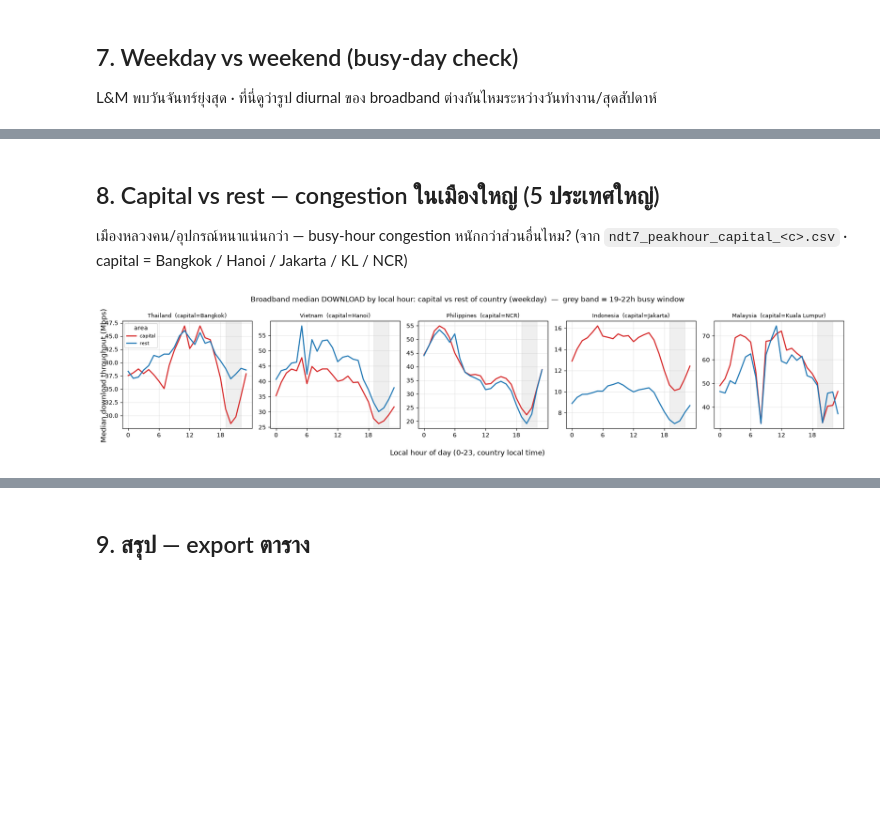
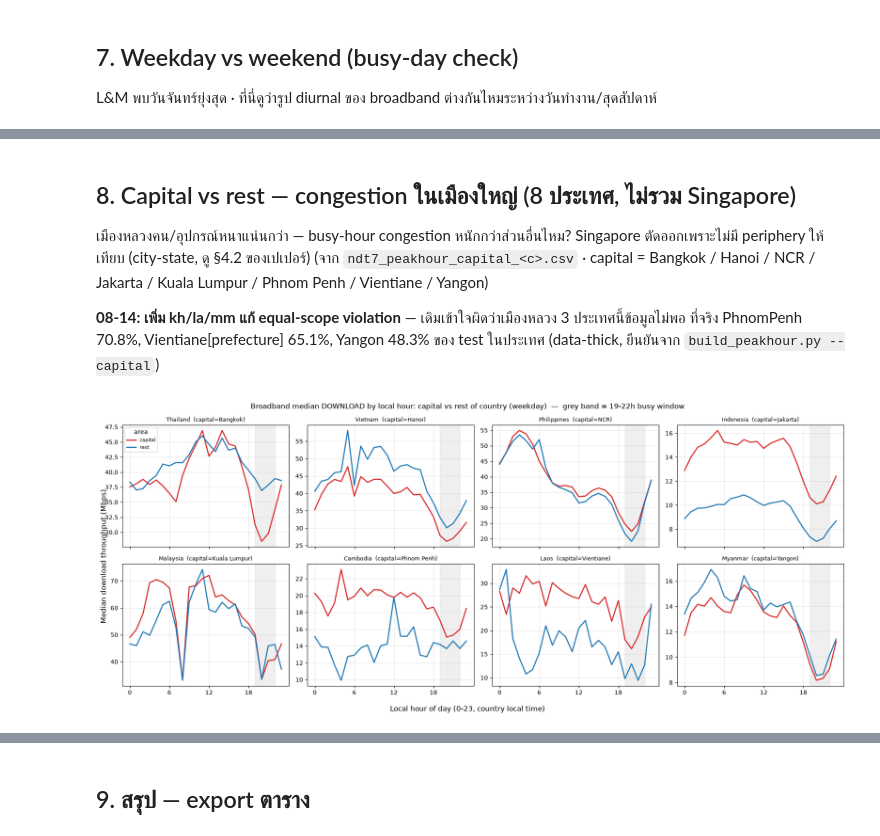
Before and after one commit to chissanupun/thailand-broadband-analysis, a Jupyter notebook: notebooks/comparison/rq3_peakhour.ipynb, the cells around one changed output, grey strips where cells are left out. Drawn from its saved outputs; the diff is of its cells as text; code cells hidden in the pictures; blank space fills up the shorter version.

```diff
--- a/notebooks/comparison/rq3_peakhour.ipynb
+++ b/notebooks/comparison/rq3_peakhour.ipynb
@@ -391,42 +391,50 @@ fig.tight_layout(); fig.savefig(OUT/'rq3_weekday_weekend.png', dpi=130); plt.sho
 # %% [markdown]
-## 8. Capital vs rest — congestion ในเมืองใหญ่ (5 ประเทศใหญ่)
+## 8. Capital vs rest — congestion ในเมืองใหญ่ (8 ประเทศ, ไม่รวม Singapore)
 เมืองหลวงคน/อุปกรณ์หนาแน่นกว่า — busy-hour congestion หนักกว่าส่วนอื่นไหม?
-(จาก `ndt7_peakhour_capital_<c>.csv` · capital = Bangkok / Hanoi / Jakarta / KL / NCR)
+Singapore ตัดออกเพราะไม่มี periphery ให้เทียบ (city-state, ดู §4.2 ของเปเปอร์)
+(จาก `ndt7_peakhour_capital_<c>.csv` · capital = Bangkok / Hanoi / NCR / Jakarta / Kuala Lumpur /
+Phnom Penh / Vientiane / Yangon)
+
+**08-14: เพิ่ม kh/la/mm แก้ equal-scope violation** — เดิมเข้าใจผิดว่าเมืองหลวง 3 ประเทศนี้ข้อมูลไม่พอ
+ที่จริง PhnomPenh 70.8%, Vientiane[prefecture] 65.1%, Yangon 48.3% ของ test ในประเทศ (data-thick,
+ยืนยันจาก `build_peakhour.py --capital`)
 # %%
-BIG5 = ['thailand','vietnam','philippines','indonesia','malaysia']
+CAP8 = ['thailand','vietnam','philippines','indonesia','malaysia',
+        'cambodia','laos','myanmar']
 CAP_NAME = {'thailand':'Bangkok','vietnam':'Hanoi','philippines':'NCR',
-            'indonesia':'Jakarta','malaysia':'Kuala Lumpur'}
+            'indonesia':'Jakarta','malaysia':'Kuala Lumpur',
+            'cambodia':'Phnom Penh','laos':'Vientiane','myanmar':'Yangon'}
 capframes=[]
-for c in BIG5:
+for c in CAP8:
     d=pd.read_csv(EXPORTS/f'ndt7_peakhour_capital_{c}.csv'); d['country']=c; capframes.append(d)
 capdf=pd.concat(capframes, ignore_index=True)
 
 def cprof(country, area, nt, typ='download', weekday=True):
     m=((capdf.country==country)&(capdf.area==area)&(capdf.network_type==nt)&
        (capdf.type==typ)&(capdf.is_weekend==(not weekday)))
     return capdf[m].set_index('hour_local').reindex(range(24))
 
 def cwmean(country, area, nt, hours, col='med_mbps', typ='download'):
     p=cprof(country,area,nt,typ).loc[hours].dropna(subset=[col,'n_tests'])
     return np.average(p[col], weights=p['n_tests']) if len(p) else np.nan
 
 # diurnal broadband: capital vs rest
-fig,axes=plt.subplots(1,5,figsize=(18,3.9),sharex=True)
-for ax,c in zip(axes,BIG5):
+fig,axes=plt.subplots(2,4,figsize=(18,7.5),sharex=True)
+for ax,c in zip(axes.flat,CAP8):
     for area,color in [('capital','#d62728'),('rest','#1f77b4')]:
         p=cprof(c,area,'broadband')
         ax.plot(p.index,p['med_mbps'],color=color,label=area,lw=1.9)
     ax.axvspan(19,22,color='gray',alpha=.12)
     ax.set_title(f"{LAB[c]}  (capital={CAP_NAME[c]})",fontsize=9); ax.grid(alpha=.3)
     ax.set_xticks(range(0,24,6))
-axes[0].legend(fontsize=8, title='area')
+axes.flat[0].legend(fontsize=8, title='area')
 fig.suptitle('Broadband median DOWNLOAD by local hour: capital vs rest of country (weekday)'
              '  —  grey band = 19-22h busy window', fontsize=12)
 fig.supxlabel(HRS, fontsize=12)
 fig.supylabel('Median download throughput (Mbps)', fontsize=12)
 fig.tight_layout(); fig.savefig(OUT/'rq3_capital_vs_rest.png', dpi=130); plt.show()
 # %% [output]
-[figure, old version]
+[figure, new version]
 # %%
 # degradation (fixed 19-22 vs 03-05) capital vs rest
 rows=[]
```
Also changed, not shown: parts of 6 cells of this notebook, 29 other files.
